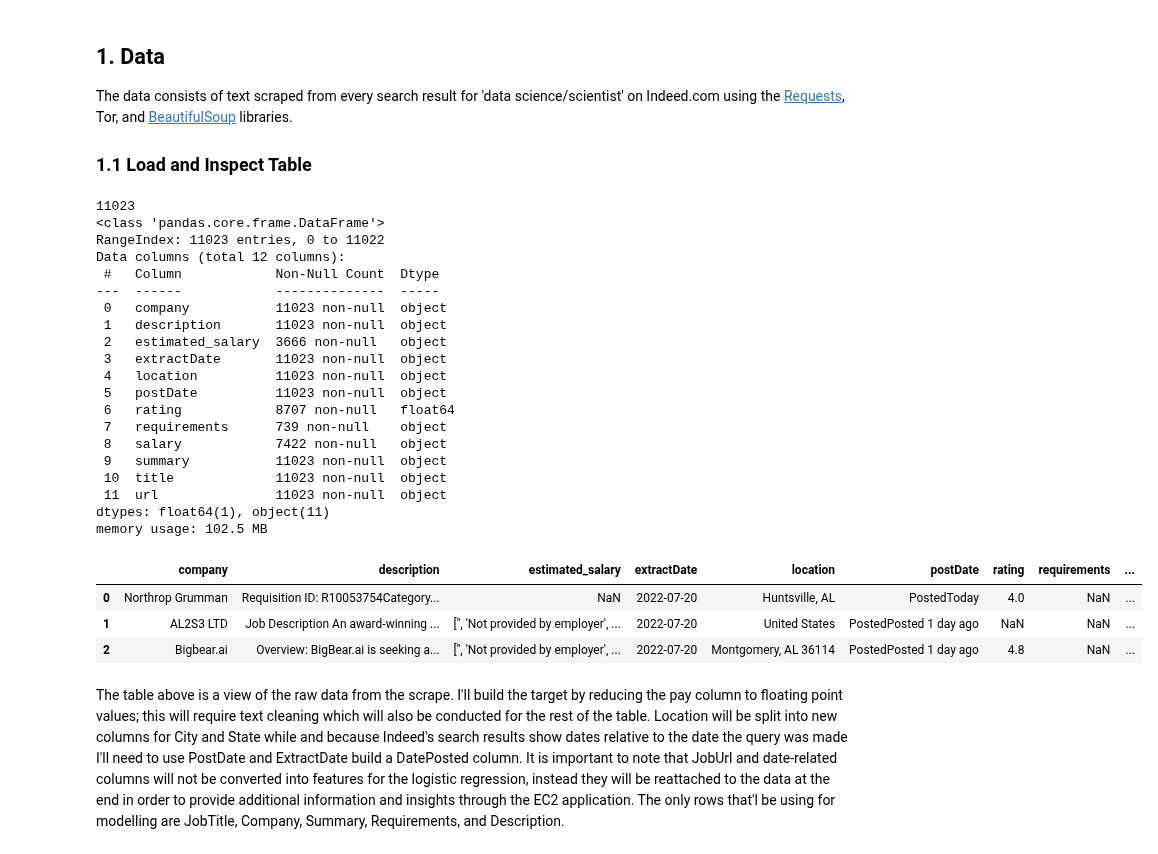
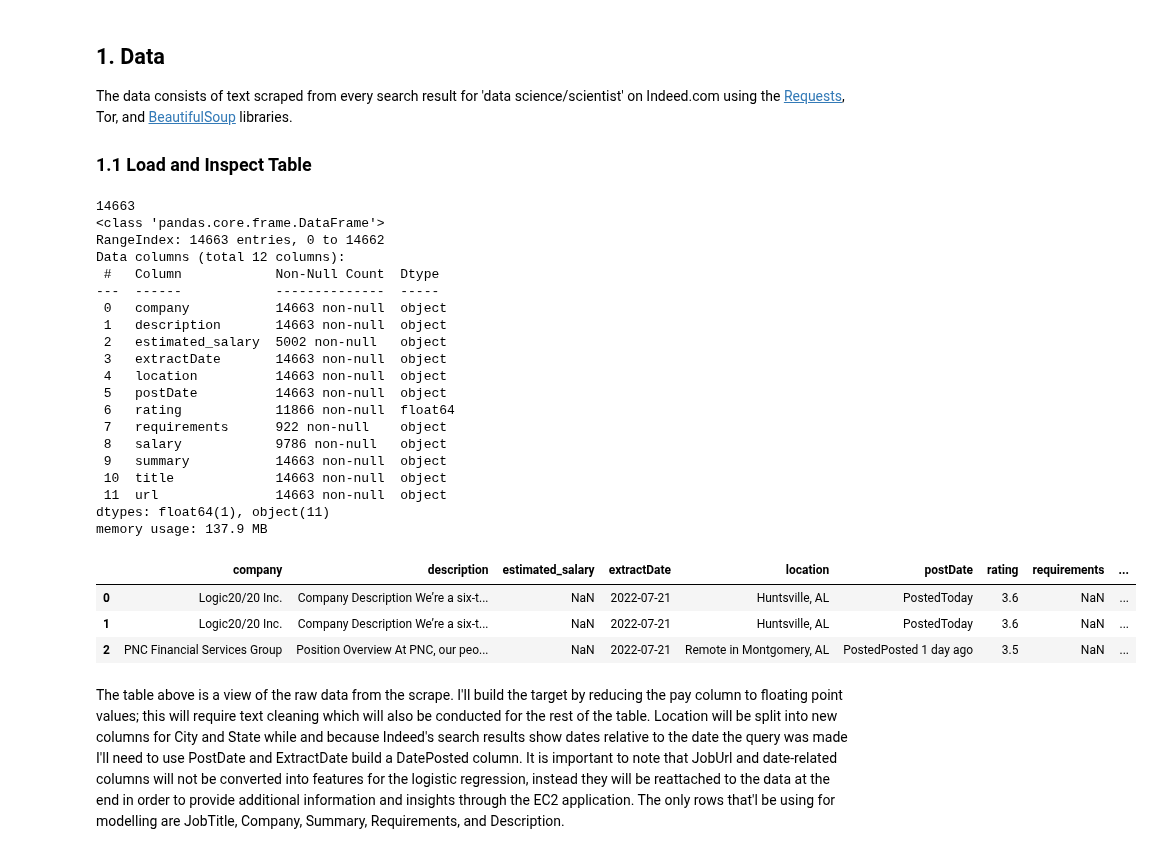
Before and after one commit to 333Kenji/indeedjobscraper, a Jupyter notebook: docs/1_wrangling_engineering.ipynb, the cells around one changed output. Cells and saved outputs as stored; diff of their text form; code cells hidden in the pictures.

```diff
--- a/docs/1_wrangling_engineering.ipynb
+++ b/docs/1_wrangling_engineering.ipynb
@@ -40,37 +56,37 @@ The data consists of text scraped from every search result for 'data science/sci
 ### 1.1 Load and Inspect Table
 # %%
 # usecols is a memory saver. The entire table is in the low gigabytes, largly because I'm saving the raw HTML each record is derived from.
-cols = ['rating', 'company', 'title', 'location', 'extractDate', 'postDate', 'requirements', 'description', 'summary', 'salary', 'estimated_salary', 'url']
+cols = ['rating', 'company', 'title', 'location', 'extractDate', 'postDate', 'job_type_items', 'requirements', 'description', 'summary', 'salary', 'estimated_salary', 'url']
 #data = pd.read_csv('../app/data/total.csv',usecols=cols)
 data = pd.read_csv('../app/data/total.csv',usecols=cols)
 print(len(data))
 data.info(memory_usage='deep')
 data.head(3)
 # %% [output]
-11023
+14663
 <class 'pandas.core.frame.DataFrame'>
-RangeIndex: 11023 entries, 0 to 11022
+RangeIndex: 14663 entries, 0 to 14662
 Data columns (total 12 columns):
  #   Column            Non-Null Count  Dtype
 ---  ------            --------------  -----
- 0   company           11023 non-null  object
- 1   description       11023 non-null  object
- 2   estimated_salary  3666 non-null   object
- 3   extractDate       11023 non-null  object
- 4   location          11023 non-null  object
- 5   postDate          11023 non-null  object
- 6   rating            8707 non-null   float64
- 7   requirements      739 non-null    object
- 8   salary            7422 non-null   object
- 9   summary           11023 non-null  object
- 10  title             11023 non-null  object
- 11  url               11023 non-null  object
+ 0   company           14663 non-null  object
+ 1   description       14663 non-null  object
+ 2   estimated_salary  5002 non-null   object
+ 3   extractDate       14663 non-null  object
+ 4   location          14663 non-null  object
+ 5   postDate          14663 non-null  object
+ 6   rating            11866 non-null  float64
+ 7   requirements      922 non-null    object
+ 8   salary            9786 non-null   object
+ 9   summary           14663 non-null  object
+ 10  title             14663 non-null  object
+ 11  url               14663 non-null  object
 dtypes: float64(1), object(11)
-memory usage: 102.5 MB
+memory usage: 137.9 MB
 |  | company | description | estimated_salary | extractDate | location | postDate | rating | requirements | ... |
-| 0 | Northrop Grumman | Requisition ID: R10053754Category... | NaN | 2022-07-20 | Huntsville, AL | PostedToday | 4.0 | NaN | ... |
-| 1 | AL2S3 LTD | Job Description An award-winning ... | ['', 'Not provided by employer', ... | 2022-07-20 | United States | PostedPosted 1 day ago | NaN | NaN | ... |
-| 2 | Bigbear.ai | Overview: BigBear.ai is seeking a... | ['', 'Not provided by employer', ... | 2022-07-20 | Montgomery, AL 36114 | PostedPosted 1 day ago | 4.8 | NaN | ... |
+| 0 | Logic20/20 Inc. | Company Description We’re a six-t... | NaN | 2022-07-21 | Huntsville, AL | PostedToday | 3.6 | NaN | ... |
+| 1 | Logic20/20 Inc. | Company Description We’re a six-t... | NaN | 2022-07-21 | Huntsville, AL | PostedToday | 3.6 | NaN | ... |
+| 2 | PNC Financial Services Group | Position Overview At PNC, our peo... | NaN | 2022-07-21 | Remote in Montgomery, AL | PostedPosted 1 day ago | 3.5 | NaN | ... |
 # %% [markdown]
 The table above is a view of the raw data from the scrape. I'll build the target by reducing the pay column to floating point values; this will require text cleaning which will also be conducted for the rest of the table. Location will be split into new columns for City and State while and because Indeed's search results show dates relative to the date the query was made I'll need to use PostDate and ExtractDate build a DatePosted column. It is important to note that JobUrl and date-related columns will not be converted into features for the logistic regression, instead they will be reattached to the data at the end in order to provide additional information and insights through the EC2 application. The only rows that'l  be using for modelling are JobTitle, Company, Summary, Requirements, and Description.
 # %%
```
Also changed, not shown: parts of 76 cells of this notebook.
